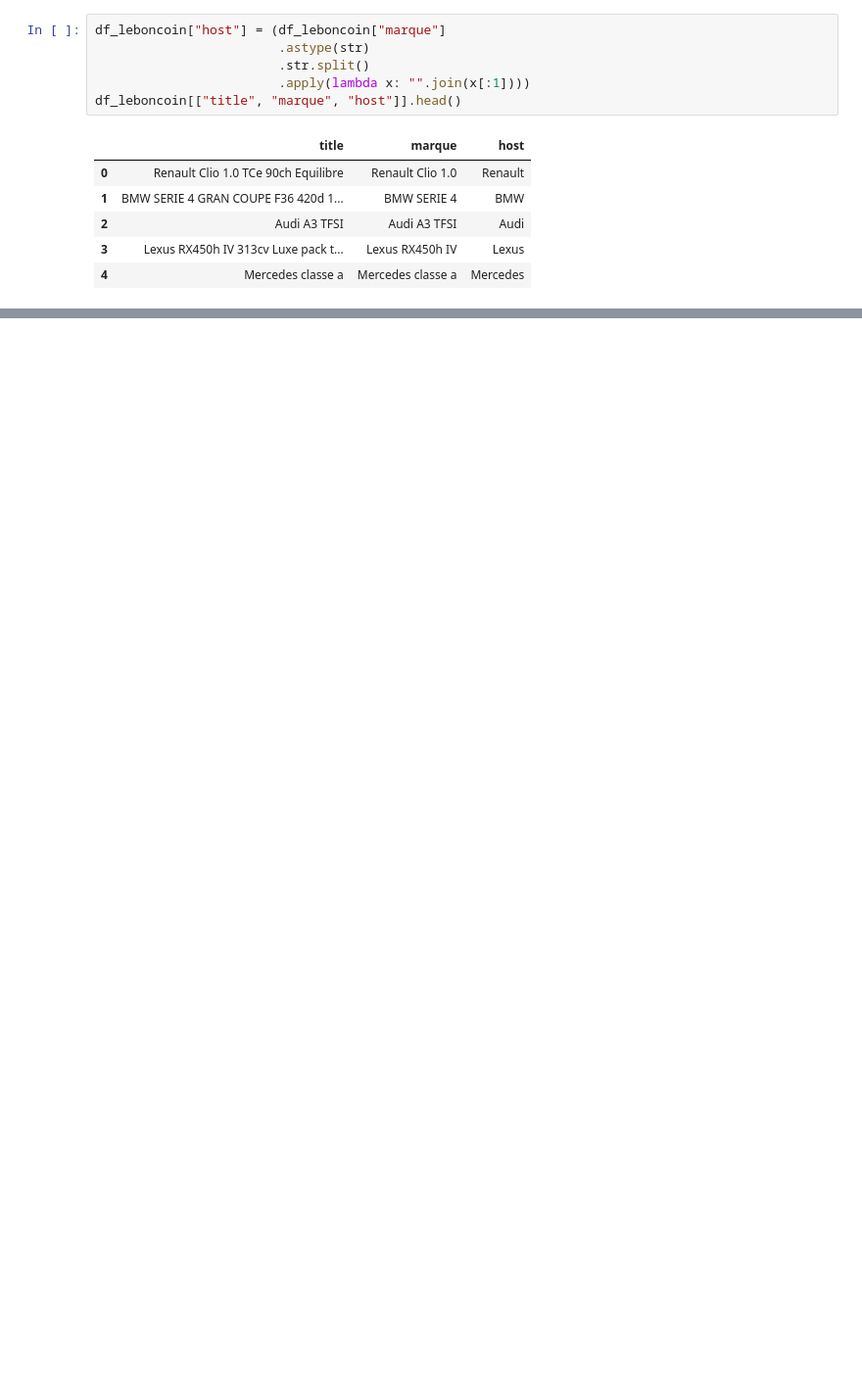
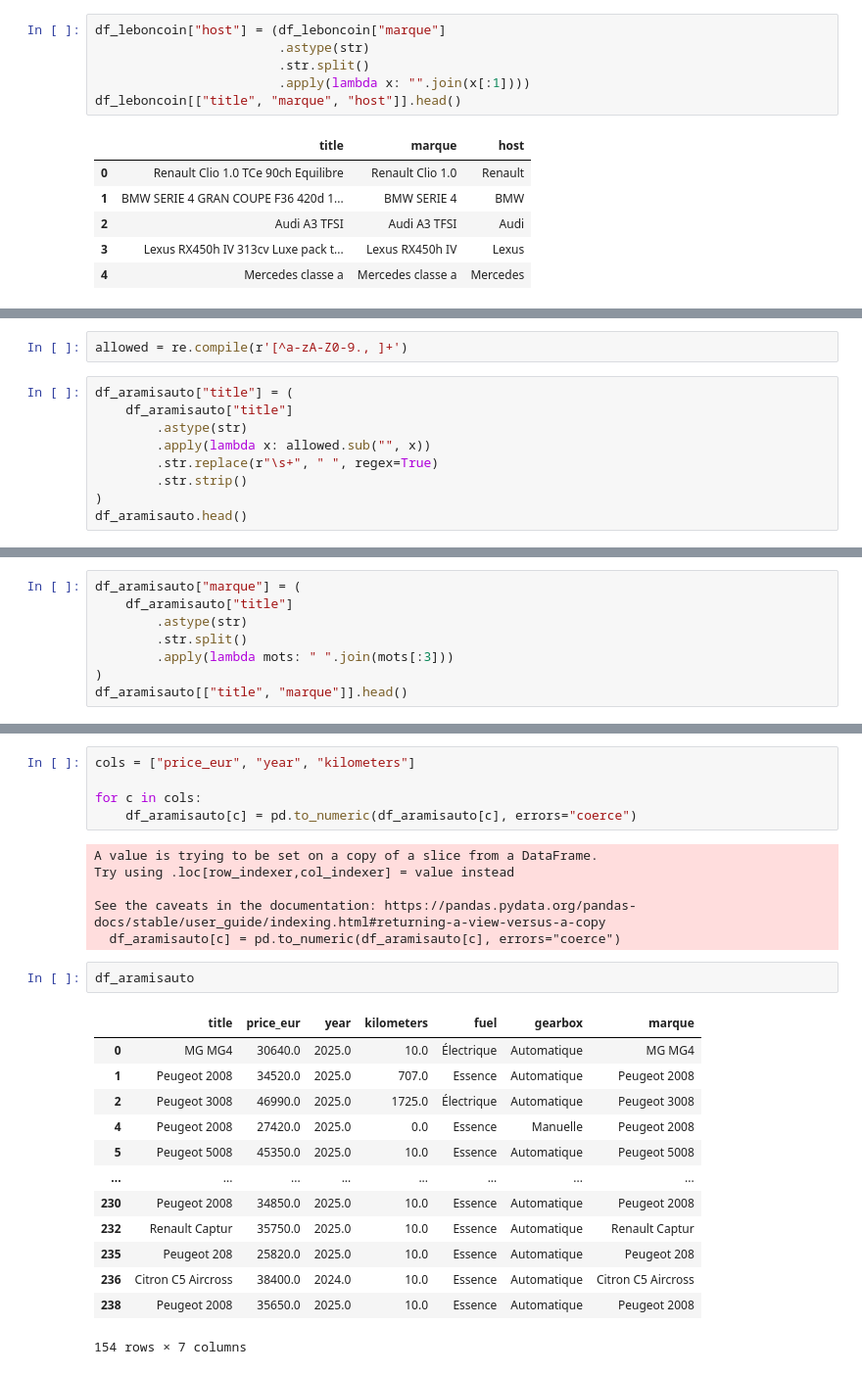
Before and after one commit to Userphenixe/AutoPrice-IQ, a Jupyter notebook: ETL/NoteBooks/Transformer.ipynb, the cells around one changed output, grey strips where cells are left out. Shown at 98% size. Drawn from its saved outputs; the diff is of its cells as text; blank space fills up the shorter version.

```diff
--- a/ETL/NoteBooks/Transformer.ipynb
+++ b/ETL/NoteBooks/Transformer.ipynb
@@ -213,0 +270,11 @@ df_leboncoin.head()
+# %%
+allowed = re.compile(r'[^a-zA-Z0-9., ]+')
+# %%
+df_aramisauto["title"] = (
+    df_aramisauto["title"]
+        .astype(str)
+        .apply(lambda x: allowed.sub("", x))
+        .str.replace(r"\s+", " ", regex=True)
+        .str.strip()
+)
+df_aramisauto.head()
@@ -213,0 +293,8 @@ df_leboncoin.head()
+# %%
+df_aramisauto["marque"] = (
+    df_aramisauto["title"]
+        .astype(str)
+        .str.split()
+        .apply(lambda mots: " ".join(mots[:3]))
+)
+df_aramisauto[["title", "marque"]].head()
@@ -213,0 +313,27 @@ df_leboncoin.head()
+# %%
+cols = ["price_eur", "year", "kilometers"]
+
+for c in cols:
+    df_aramisauto[c] = pd.to_numeric(df_aramisauto[c], errors="coerce")
+# %% [output]
+A value is trying to be set on a copy of a slice from a DataFrame.
+Try using .loc[row_indexer,col_indexer] = value instead
+
+See the caveats in the documentation: https://pandas.pydata.org/pandas-docs/stable/user_guide/indexing.html#returning-a-view-versus-a-copy
+  df_aramisauto[c] = pd.to_numeric(df_aramisauto[c], errors="coerce")
+# %%
+df_aramisauto
+# %% [output]
+|  | title | price_eur | year | kilometers | fuel | gearbox | marque |
+| 0 | MG MG4 | 30640.0 | 2025.0 | 10.0 | Électrique | Automatique | MG MG4 |
+| 1 | Peugeot 2008 | 34520.0 | 2025.0 | 707.0 | Essence | Automatique | Peugeot 2008 |
+| 2 | Peugeot 3008 | 46990.0 | 2025.0 | 1725.0 | Électrique | Automatique | Peugeot 3008 |
+| 4 | Peugeot 2008 | 27420.0 | 2025.0 | 0.0 | Essence | Manuelle | Peugeot 2008 |
+| 5 | Peugeot 5008 | 45350.0 | 2025.0 | 10.0 | Essence | Automatique | Peugeot 5008 |
+| ... | ... | ... | ... | ... | ... | ... | ... |
+| 230 | Peugeot 2008 | 34850.0 | 2025.0 | 10.0 | Essence | Automatique | Peugeot 2008 |
+| 232 | Renault Captur | 35750.0 | 2025.0 | 10.0 | Essence | Automatique | Renault Captur |
+| 235 | Peugeot 208 | 25820.0 | 2025.0 | 10.0 | Essence | Automatique | Peugeot 208 |
+| 236 | Citron C5 Aircross | 38400.0 | 2024.0 | 10.0 | Essence | Automatique | Citron C5 Aircross |
+| 238 | Peugeot 2008 | 35650.0 | 2025.0 | 10.0 | Essence | Automatique | Peugeot 2008 |
+154 rows × 7 columns
```
Also changed, not shown: parts of 14 cells of this notebook.
